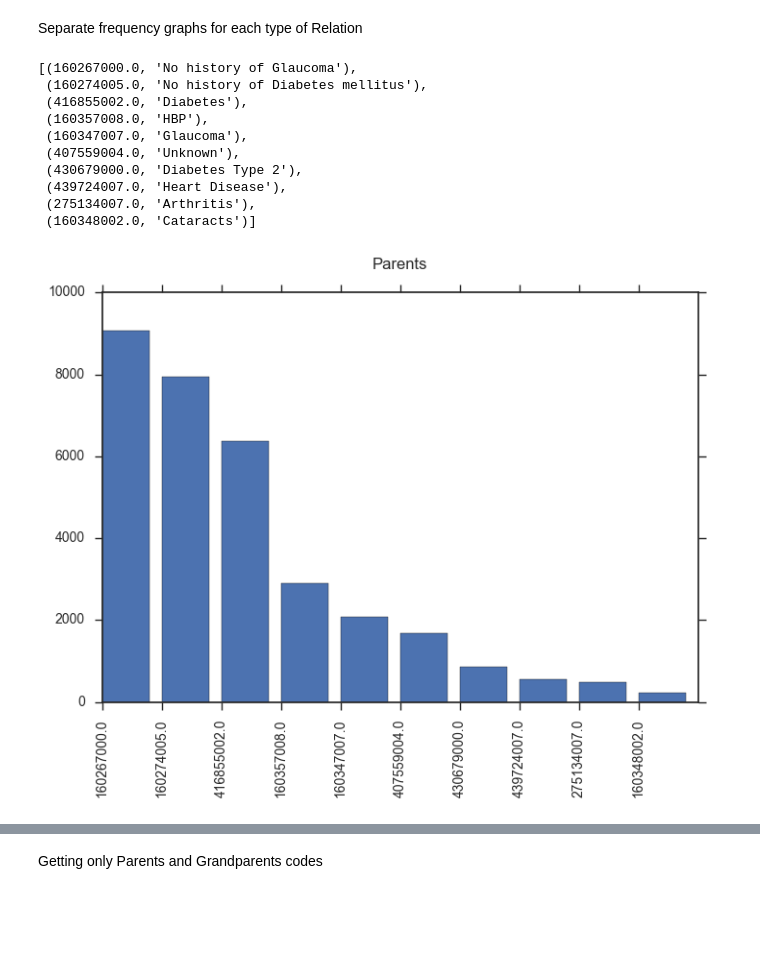
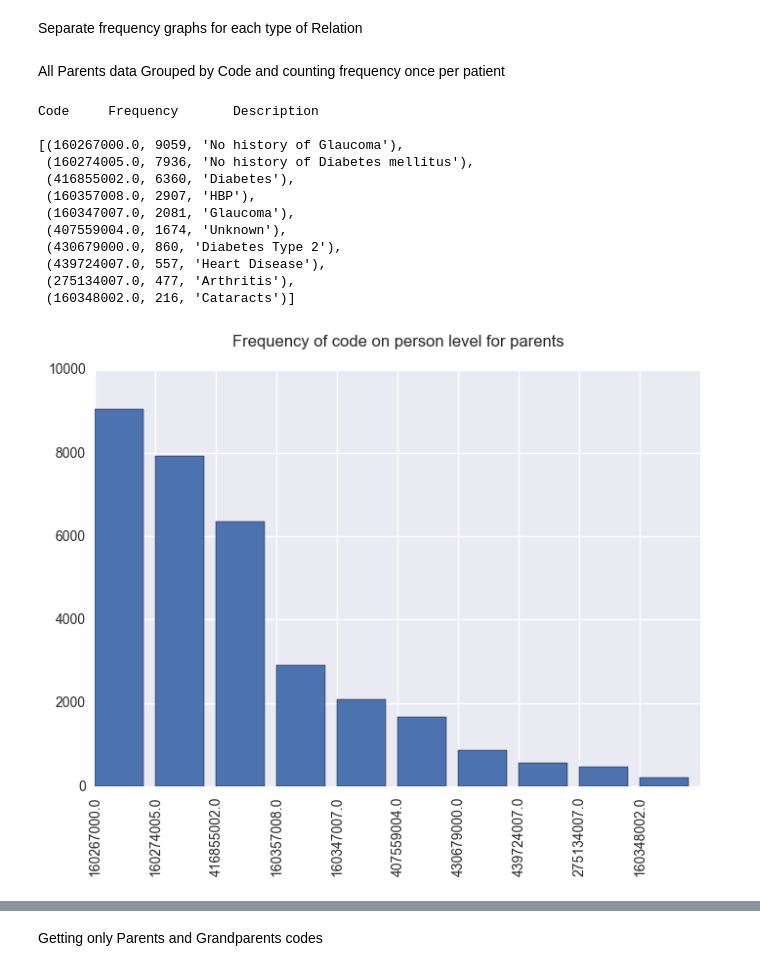
Before and after one commit to MATH497project/MATH497-DiabeticRetinopathy, a Jupyter notebook: Family History.ipynb, the cells around one changed output, grey strips where cells are left out. Cells and saved outputs as stored; diff of their text form; code cells hidden in the pictures; blank space fills up the shorter version.

```diff
--- a/Family History.ipynb
+++ b/Family History.ipynb
@@ -143,26 +159,31 @@ Relatives=fam_his[fam_his.Relation=='Relatives']
 Grandparents=fam_his[fam_his.Relation=='Grandparents']
 Children=fam_his[fam_his.Relation=='Children']
 Spouse=fam_his[fam_his.Relation=='Spouse']
+# %% [markdown]
+All Parents data Grouped by Code and counting frequency once per patient
 # %%
 codefrp={k:len(v.drop_duplicates()) for k,v in Parents.groupby('Code').Person_Nbr}
 temp=sorted(codefrp.items(), key=lambda x:x[1], reverse=True)[:10]
-pprint.pprint([(k[0],fam_his.groupby('Code').first().loc[k[0],'Family_History']) for k in temp])
+print "\nCode\t Frequency\t Description\n"
+pprint.pprint([(k[0],k[1],fam_his.groupby('Code').first().loc[k[0],'Family_History']) for k in temp])
 plt.bar(range(0,len(temp)), [item[1] for item in temp])
 plt.xticks(range(0,len(temp)), [item[0] for item in temp], rotation='vertical')
-plt.title('Parents\n')
+plt.title('Frequency of code on person level for parents\n')
 plt.show()
 # %% [output]
-[(160267000.0, 'No history of Glaucoma'),
- (160274005.0, 'No history of Diabetes mellitus'),
- (416855002.0, 'Diabetes'),
- (160357008.0, 'HBP'),
- (160347007.0, 'Glaucoma'),
- (407559004.0, 'Unknown'),
- (430679000.0, 'Diabetes Type 2'),
- (439724007.0, 'Heart Disease'),
- (275134007.0, 'Arthritis'),
- (160348002.0, 'Cataracts')]
+Code     Frequency       Description
+
+[(160267000.0, 9059, 'No history of Glaucoma'),
+ (160274005.0, 7936, 'No history of Diabetes mellitus'),
+ (416855002.0, 6360, 'Diabetes'),
+ (160357008.0, 2907, 'HBP'),
+ (160347007.0, 2081, 'Glaucoma'),
+ (407559004.0, 1674, 'Unknown'),
+ (430679000.0, 860, 'Diabetes Type 2'),
+ (439724007.0, 557, 'Heart Disease'),
+ (275134007.0, 477, 'Arthritis'),
+ (160348002.0, 216, 'Cataracts')]
-[figure, old version]
+[figure, new version]
 # %%
 temp=sorted(codefrp.items(), key=lambda x:x[1], reverse=True)[:5]
 labels=[Parents.groupby('Code').first().loc[k[0],'Family_History'] for k in temp]
```
Also changed, not shown: parts of 36 cells of this notebook.
